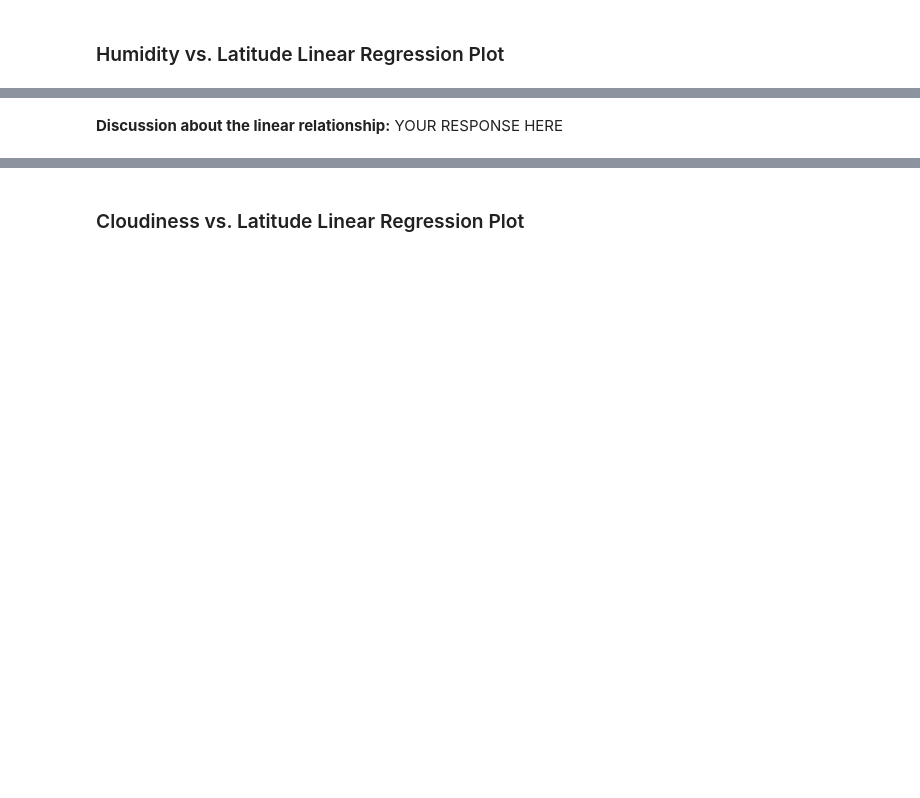
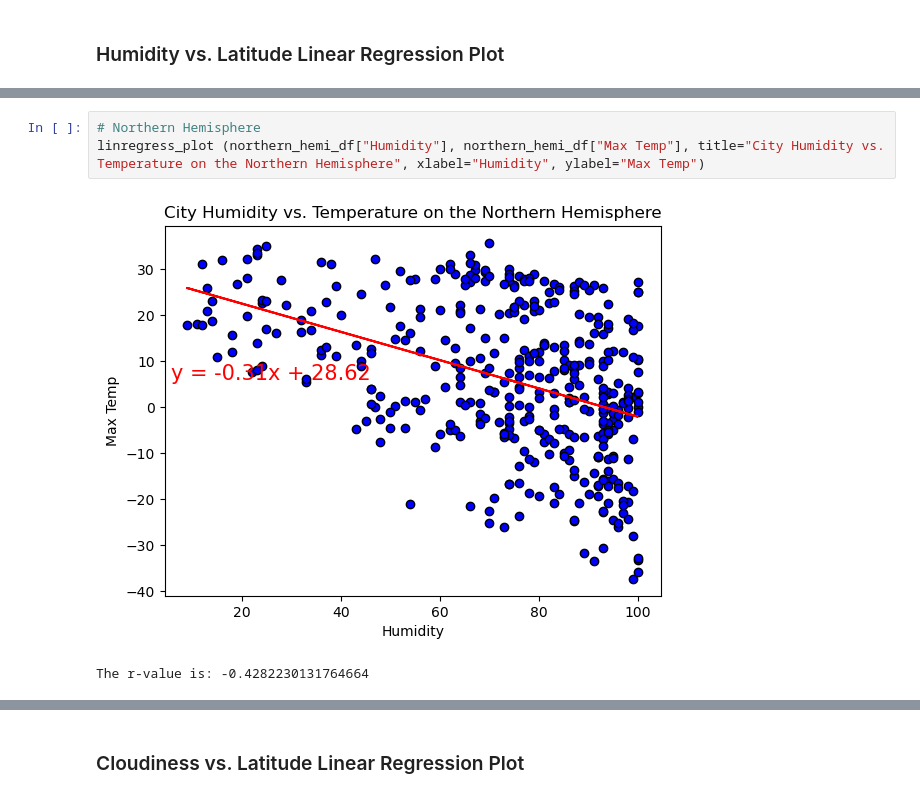
Before and after one commit to biancasab/python-api-challenge, a Jupyter notebook: WeatherPy/WeatherPy.ipynb, the cells around one changed output, grey strips where cells are left out. Cells and saved outputs as stored; diff of their text form; blank space fills up the shorter version.

```diff
--- a/WeatherPy/WeatherPy.ipynb
+++ b/WeatherPy/WeatherPy.ipynb
@@ -349,2 +344,6 @@ The r-value is: 0.0002808747046324607
-# %% [markdown]
-**Discussion about the linear relationship:** YOUR RESPONSE HERE
+# %%
+# Northern Hemisphere
+linregress_plot (northern_hemi_df["Humidity"], northern_hemi_df["Max Temp"], title="City Humidity vs. Temperature on the Northern Hemisphere", xlabel="Humidity", ylabel="Max Temp")
+# %% [output]
+[figure, added]
+The r-value is: -0.4282230131764664
```
Also changed, not shown: parts of 34 cells of this notebook, 8 other files.
